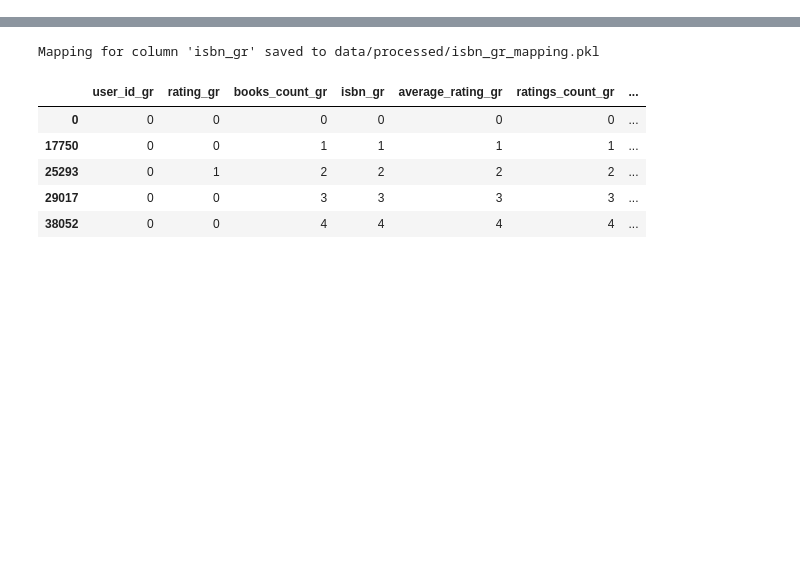
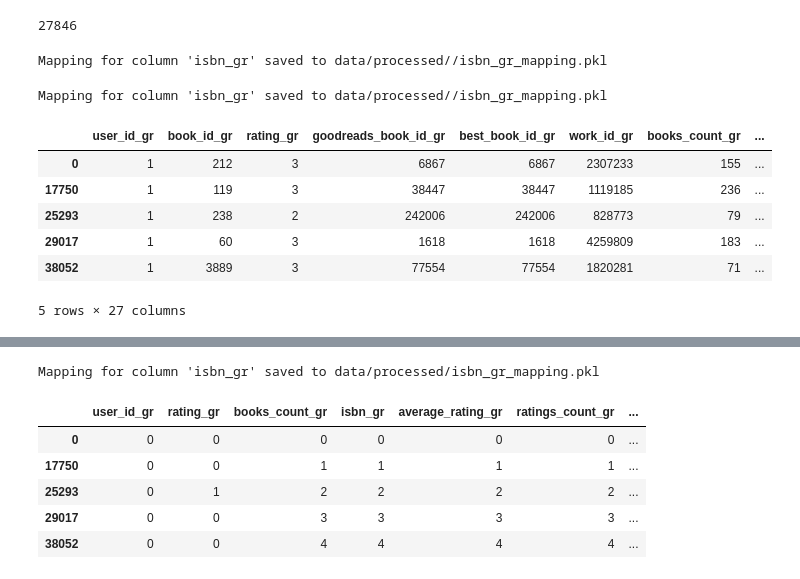
Before and after one commit to christianwhollar/Book-Recommendation-System, a Jupyter notebook: test_model.ipynb, the cells around one changed output, grey strips where cells are left out. Cells and saved outputs as stored; diff of their text form; code cells hidden in the pictures; blank space fills up the shorter version.

```diff
--- a/test_model.ipynb
+++ b/test_model.ipynb
@@ -6,0 +44,23 @@ DataFrame saved to data/processed/book_reference_dataframe.pkl
+# %%
+uservcs = df['user_id_gr'].value_counts()
+lfv = uservcs.idxmin()
+min_user = df.loc[df['user_id_gr'] == lfv, 'user_id_gr']
+min_user.iloc[0]
+# %% [output]
+27846
+# %%
+df = hr.process_df()
+# %% [output]
+Mapping for column 'isbn_gr' saved to data/processed//isbn_gr_mapping.pkl
+# %%
+df = hr.map_columns_to_int(hr.input_df, column_name='isbn_gr', mapping_dir='data/processed/')
+df.head()
+# %% [output]
+Mapping for column 'isbn_gr' saved to data/processed//isbn_gr_mapping.pkl
+|  | user_id_gr | book_id_gr | rating_gr | goodreads_book_id_gr | best_book_id_gr | work_id_gr | books_count_gr | ... |
+| 0 | 1 | 212 | 3 | 6867 | 6867 | 2307233 | 155 | ... |
+| 17750 | 1 | 119 | 3 | 38447 | 38447 | 1119185 | 236 | ... |
+| 25293 | 1 | 238 | 2 | 242006 | 242006 | 828773 | 79 | ... |
+| 29017 | 1 | 60 | 3 | 1618 | 1618 | 4259809 | 183 | ... |
+| 38052 | 1 | 3889 | 3 | 77554 | 77554 | 1820281 | 71 | ... |
+5 rows × 27 columns
```
Also changed, not shown: parts of 30 cells of this notebook, 7 other files.
